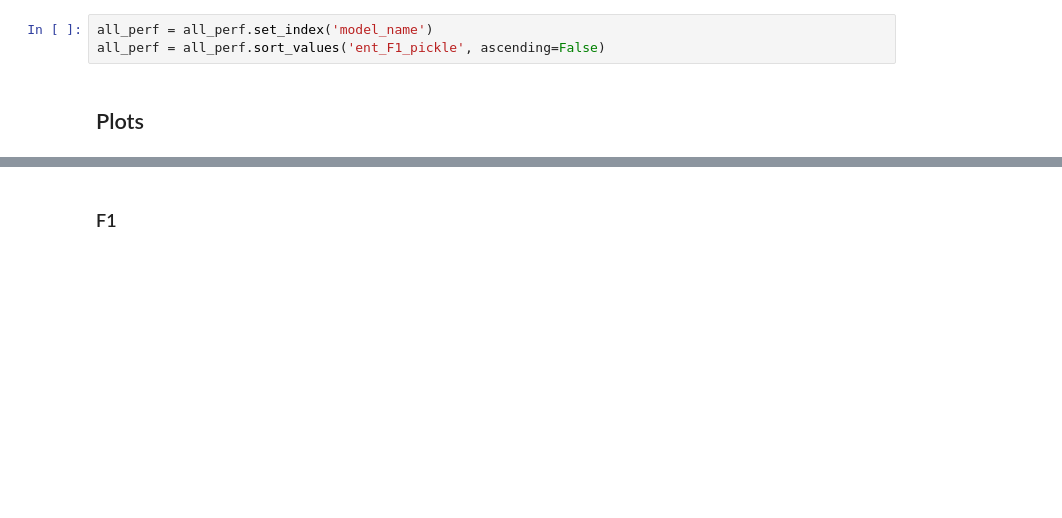
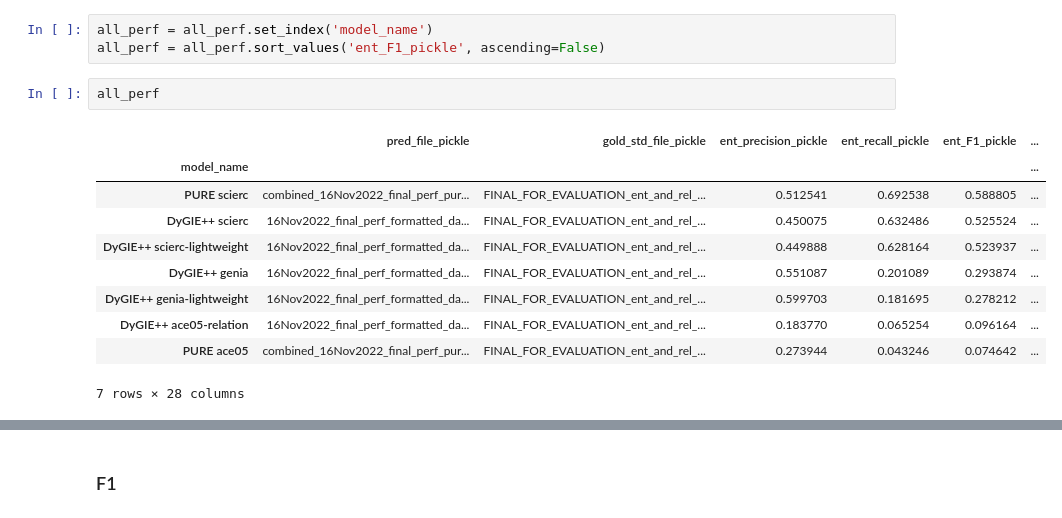
Before and after one commit to ShiuLab/pickle-corpus-code, a Jupyter notebook: jupyter_notebooks/model_performance_figures.ipynb, the cells around one changed output, grey strips where cells are left out. Drawn from its saved outputs; the diff is of its cells as text; blank space fills up the shorter version.

```diff
--- a/jupyter_notebooks/model_performance_figures.ipynb
+++ b/jupyter_notebooks/model_performance_figures.ipynb
@@ -140,5 +141,16 @@ all_perf
 # %%
 all_perf = all_perf.set_index('model_name')
 all_perf = all_perf.sort_values('ent_F1_pickle', ascending=False)
-# %% [markdown]
-## Plots
+# %%
+all_perf
+# %% [output]
+|  | pred_file_pickle | gold_std_file_pickle | ent_precision_pickle | ent_recall_pickle | ent_F1_pickle | ... |
+| model_name |  |  |  |  |  | ... |
+| PURE scierc | combined_16Nov2022_final_perf_pur... | FINAL_FOR_EVALUATION_ent_and_rel_... | 0.512541 | 0.692538 | 0.588805 | ... |
+| DyGIE++ scierc | 16Nov2022_final_perf_formatted_da... | FINAL_FOR_EVALUATION_ent_and_rel_... | 0.450075 | 0.632486 | 0.525524 | ... |
+| DyGIE++ scierc-lightweight | 16Nov2022_final_perf_formatted_da... | FINAL_FOR_EVALUATION_ent_and_rel_... | 0.449888 | 0.628164 | 0.523937 | ... |
+| DyGIE++ genia | 16Nov2022_final_perf_formatted_da... | FINAL_FOR_EVALUATION_ent_and_rel_... | 0.551087 | 0.201089 | 0.293874 | ... |
+| DyGIE++ genia-lightweight | 16Nov2022_final_perf_formatted_da... | FINAL_FOR_EVALUATION_ent_and_rel_... | 0.599703 | 0.181695 | 0.278212 | ... |
+| DyGIE++ ace05-relation | 16Nov2022_final_perf_formatted_da... | FINAL_FOR_EVALUATION_ent_and_rel_... | 0.183770 | 0.065254 | 0.096164 | ... |
+| PURE ace05 | combined_16Nov2022_final_perf_pur... | FINAL_FOR_EVALUATION_ent_and_rel_... | 0.273944 | 0.043246 | 0.074642 | ... |
+7 rows × 28 columns
```
Also changed, not shown: parts of 17 cells of this notebook.
